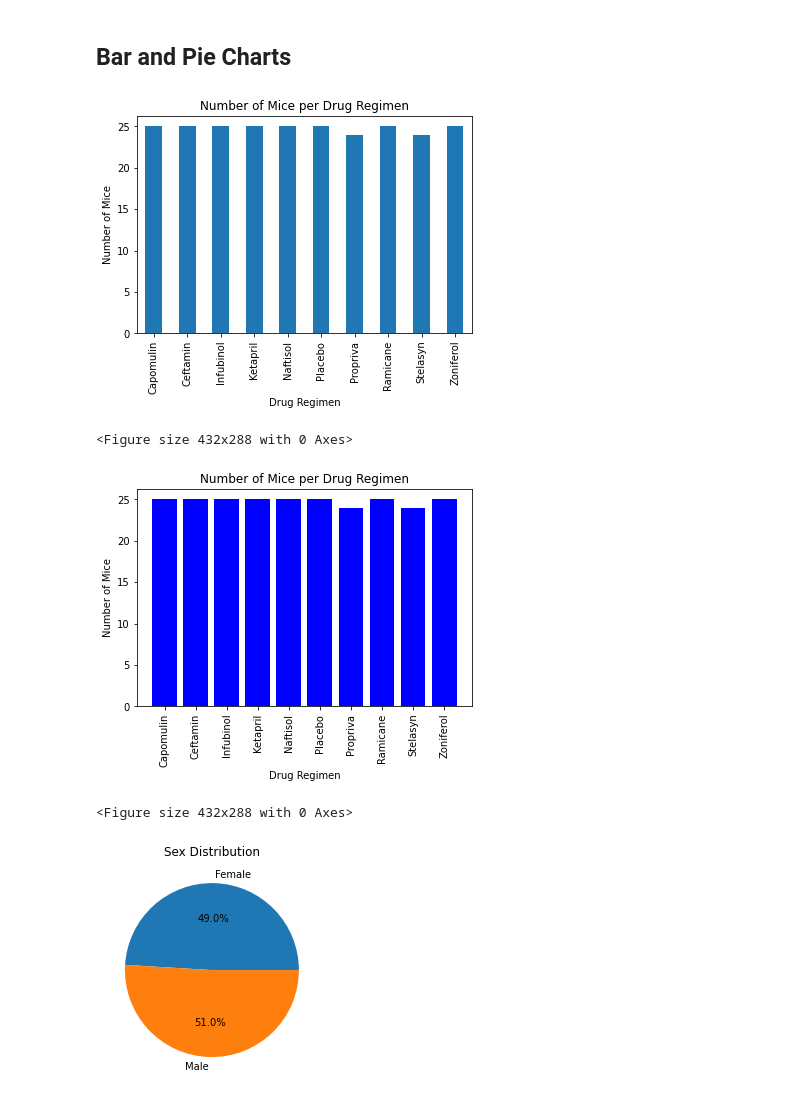
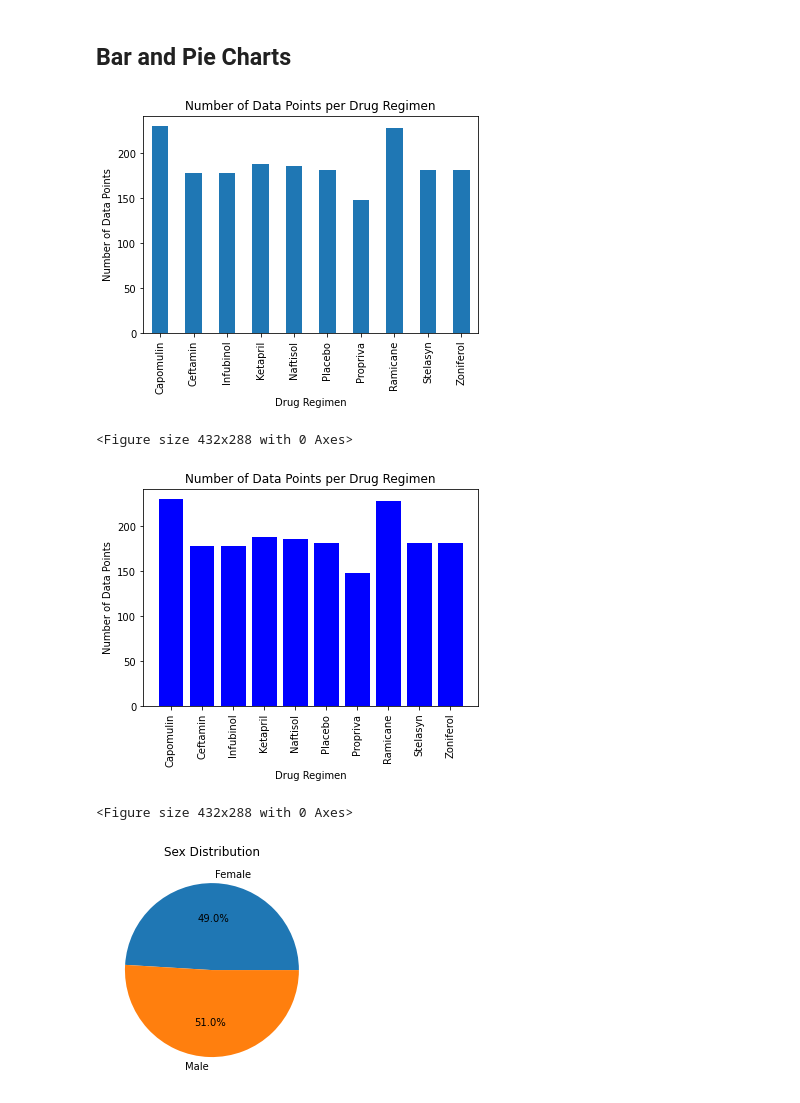
Before and after one commit to markerickson314/pymaceuticals, a Jupyter notebook: pymaceuticals.ipynb, the cells around one changed output. Saved outputs shown, nothing was run; the diff lists cells and outputs as text; code cells hidden in the pictures.

Commit message:
changed number of mice to treatments

```diff
--- a/pymaceuticals.ipynb
+++ b/pymaceuticals.ipynb
@@ -209,36 +209,36 @@ grouped_drug["Tumor Volume (mm3)"].describe()
 # %% [markdown]
 ## Bar and Pie Charts
 # %%
-# Generate a bar plot showing the total number of mice for each treatment throughout
+# Generate a bar plot showing the total number of data points for each treatment throughout
 # the course of the study using pandas.
 treatment_group = clean.groupby(["Drug Regimen"])
-treatment_number = treatment_group["Mouse ID"].nunique()
-treatment_chart = treatment_number.plot(kind="bar", title="Number of Mice per Drug Regimen")
-treatment_chart.set_ylabel("Number of Mice")
+treatment_number = treatment_group["Timepoint"].count()
+treatment_chart = treatment_number.plot(kind="bar", title="Number of Data Points per Drug Regimen")
+treatment_chart.set_ylabel("Number of Data Points")
 
 plt.show()
 plt.tight_layout()
 # %% [output]
-[figure, old version]
+[figure, new version]
 <Figure size 432x288 with 0 Axes>
 # %%
-# Generate a bar plot showing the total number of mice for each treatment throughout
+# Generate a bar plot showing the total number of data points for each treatment throughout
 # the course of the study using pyplot.
-number = [25, 25, 25, 25, 25, 25, 24, 25, 24, 25]
+number = [230, 178, 178, 188, 186, 181, 148, 228, 181, 182]
 x_axis = np.arange(len(number))
 plt.bar(x_axis, number, color="blue", align="center")
 tick_locations = [value for value in x_axis]
 plt.xticks(tick_locations, ["Capomulin", "Ceftamin", "Infubinol", "Ketapril",
                             "Naftisol", "Placebo", "Propriva", "Ramicane",
                             "Stelasyn", "Zoniferol"], rotation="vertical")
-plt.title("Number of Mice per Drug Regimen")
+plt.title("Number of Data Points per Drug Regimen")
 plt.xlabel("Drug Regimen")
-plt.ylabel("Number of Mice")
+plt.ylabel("Number of Data Points")
 
 plt.show()
 plt.tight_layout()
 # %% [output]
-[figure, old version]
+[figure, new version]
 <Figure size 432x288 with 0 Axes>
 # %%
 # Generate a pie plot showing the distribution of female versus male mice using pandas
```
Also changed, not shown: parts of 2 cells of this notebook.
